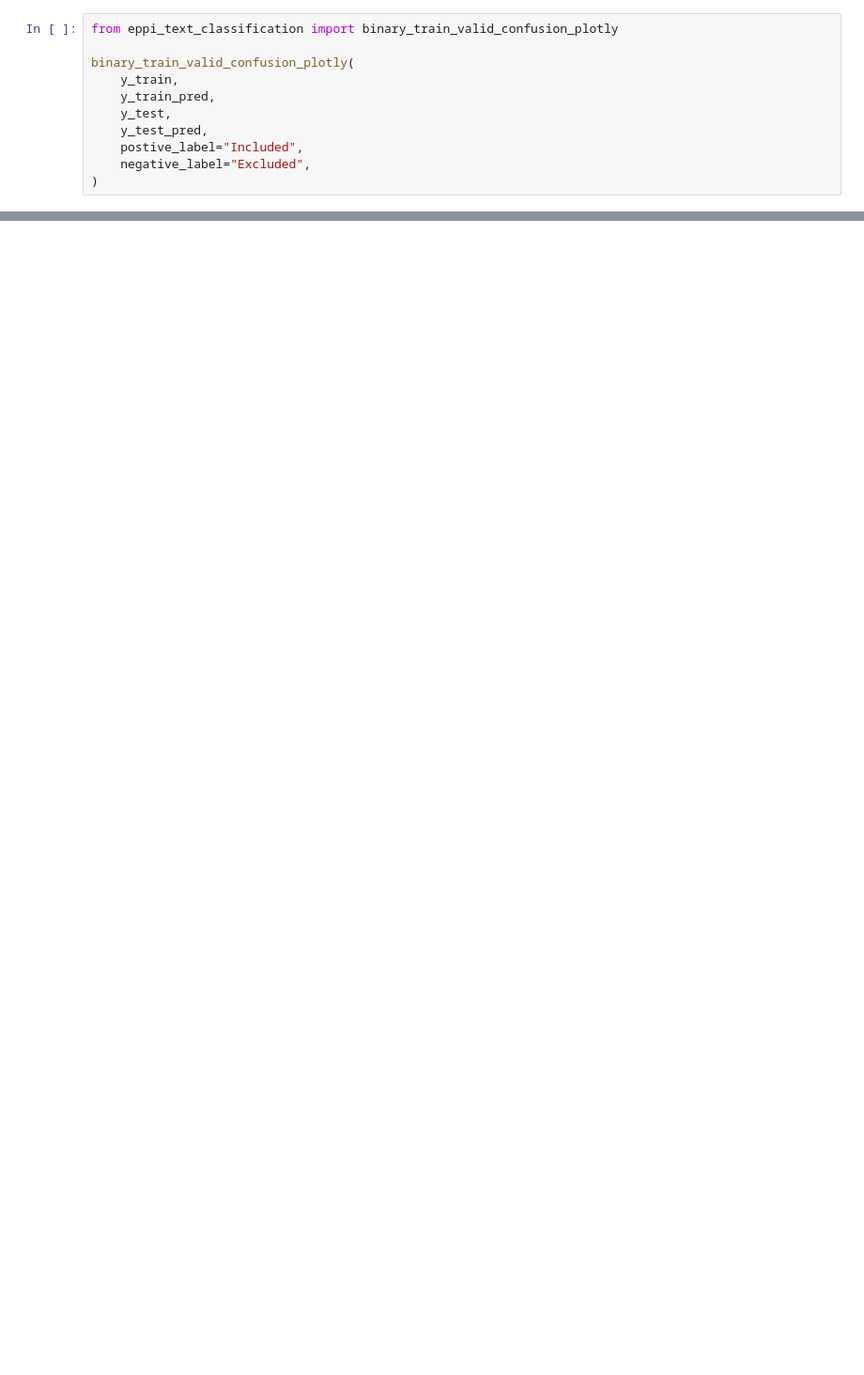
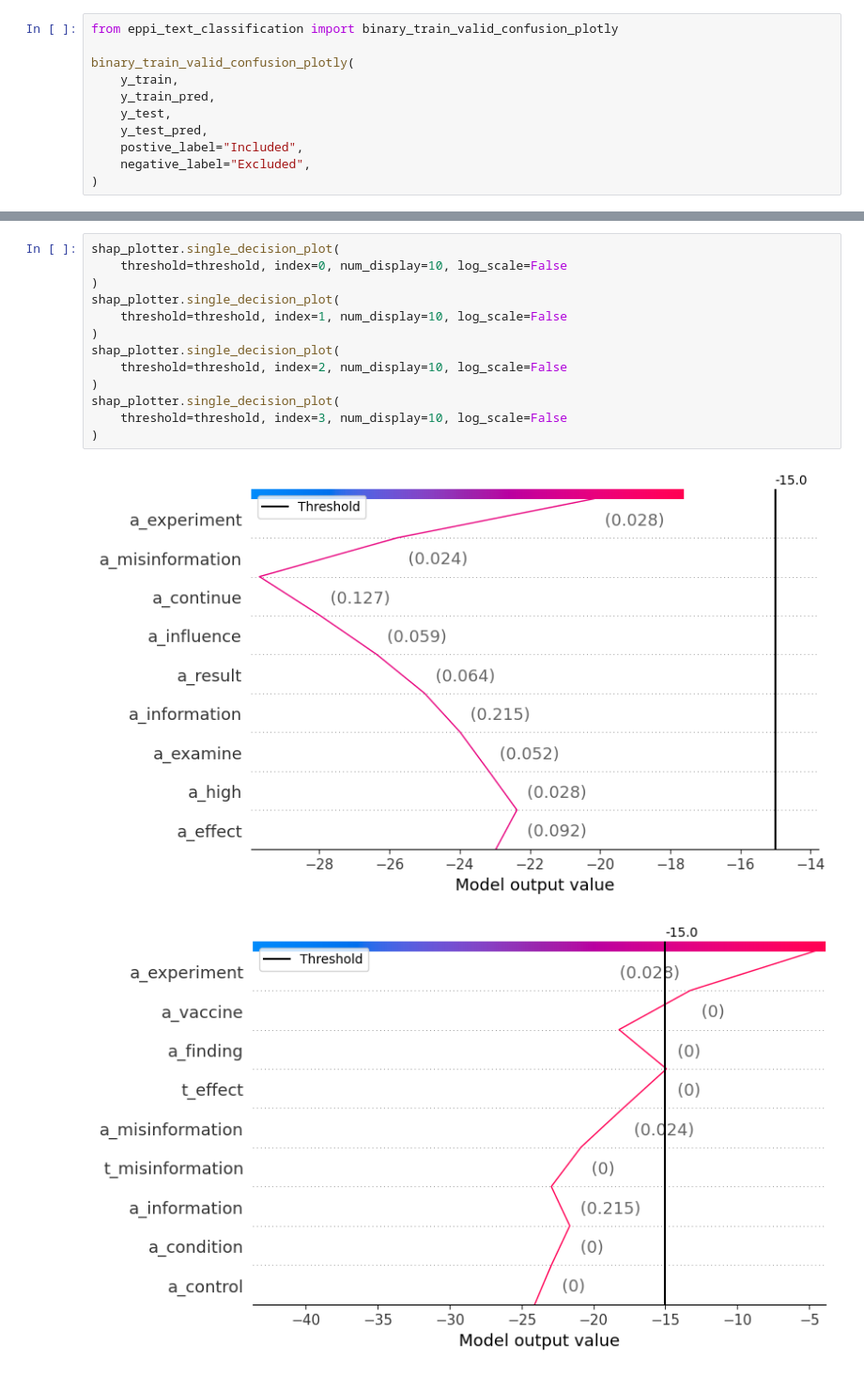
Before and after one commit to samjmolyneux/eppi-text-classification, a Jupyter notebook: notebooks/lgbm/lgbm_binary.ipynb, the cells around one changed output, grey strips where cells are left out. Shown at 94% size. Saved outputs shown, nothing was run; the diff lists cells and outputs as text; blank space fills up the shorter version.

```diff
--- a/notebooks/lgbm/lgbm_binary.ipynb
+++ b/notebooks/lgbm/lgbm_binary.ipynb
@@ -129,0 +132,16 @@ shap_plotter.single_decision_plot(threshold=threshold, index=0, num_display=10)
+# %%
+shap_plotter.single_decision_plot(
+    threshold=threshold, index=0, num_display=10, log_scale=False
+)
+shap_plotter.single_decision_plot(
+    threshold=threshold, index=1, num_display=10, log_scale=False
+)
+shap_plotter.single_decision_plot(
+    threshold=threshold, index=2, num_display=10, log_scale=False
+)
+shap_plotter.single_decision_plot(
+    threshold=threshold, index=3, num_display=10, log_scale=False
+)
+# %% [output]
+[figure, added]
+[figure, added]
```
Also changed, not shown: parts of 9 cells of this notebook, 8 other files.
